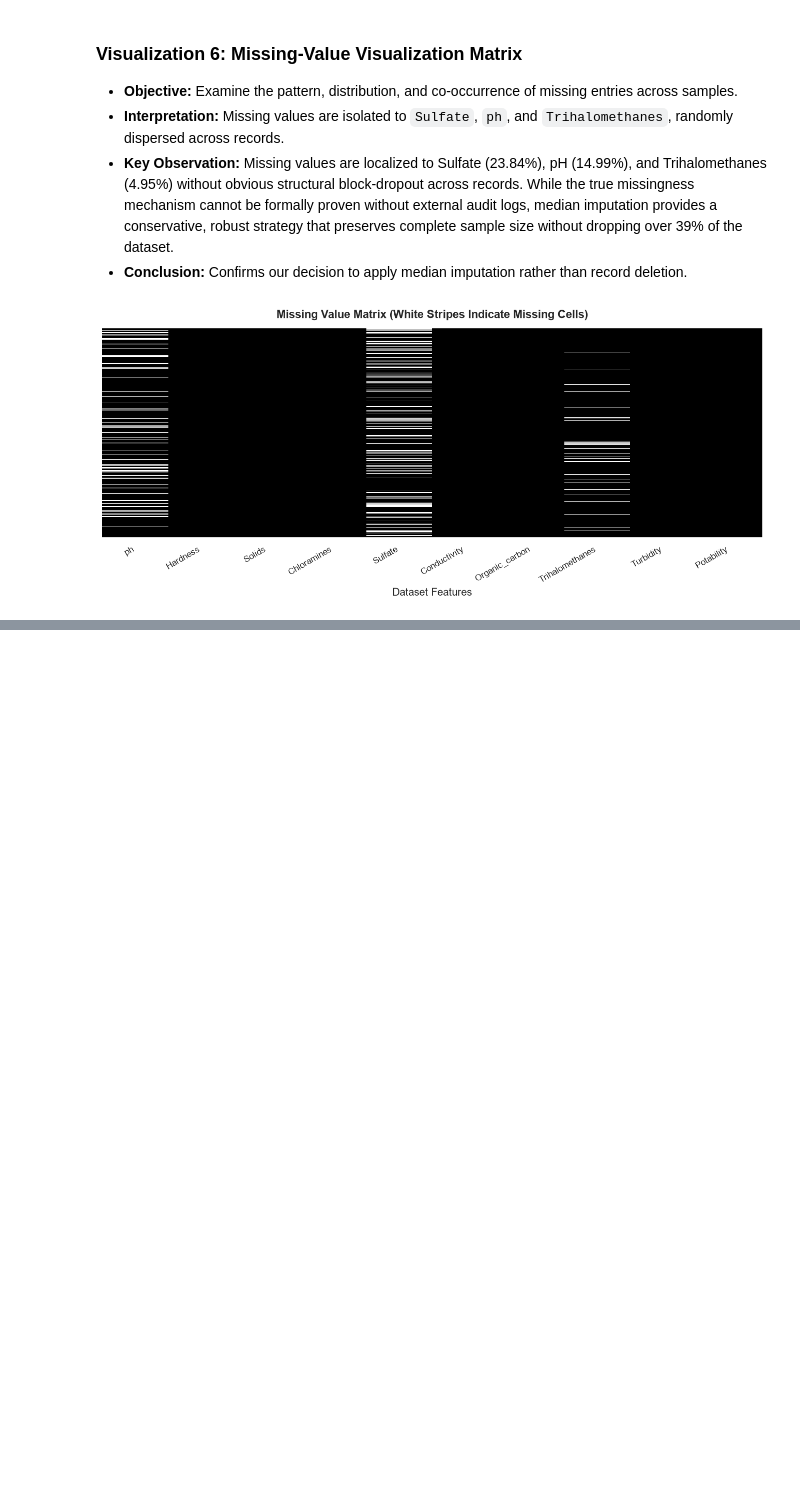
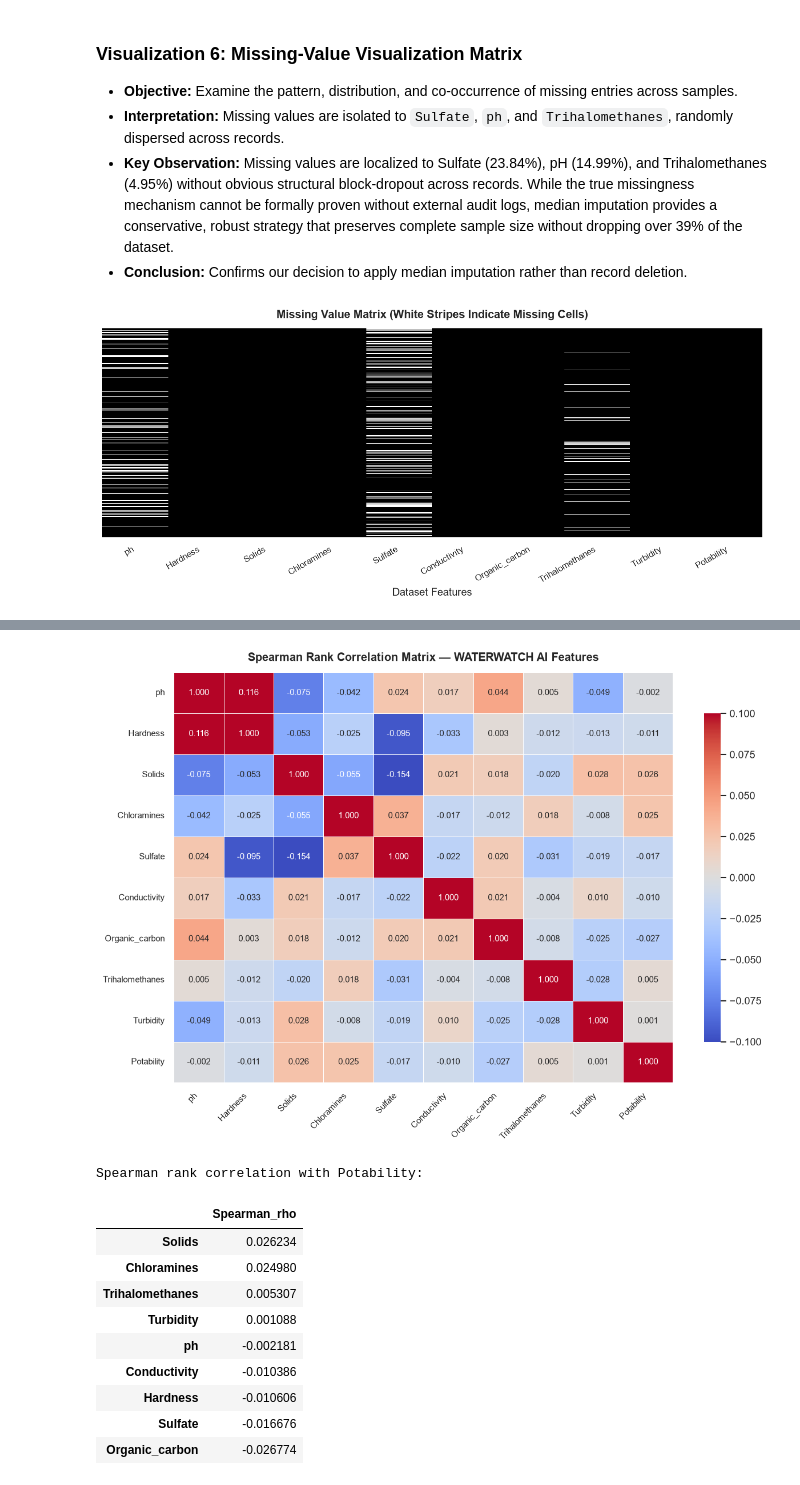
Before and after one commit to SUCHET28/WATERWATCH-AI, a Jupyter notebook: notebooks/01_dataset_exploration.ipynb, the cells around one changed output, grey strips where cells are left out. Drawn from its saved outputs; the diff is of its cells as text; code cells hidden in the pictures; blank space fills up the shorter version.

```diff
--- a/notebooks/01_dataset_exploration.ipynb
+++ b/notebooks/01_dataset_exploration.ipynb
@@ -277,0 +294,31 @@ plt.show()
+# %%
+# Compute Spearman Rank Correlation matrix
+spearman_corr = df.corr(method='spearman', numeric_only=True)
+
+plt.figure(figsize=(10.5, 7.5))
+mask = np.triu(np.ones_like(spearman_corr, dtype=bool), k=1)
+sns.heatmap(
+    spearman_corr, annot=True, fmt='.3f', cmap='coolwarm', center=0, vmin=-0.1, vmax=0.1,
+    linewidths=0.5, annot_kws={'fontsize': 9}, cbar_kws={'shrink': 0.8}
+)
+plt.title('Spearman Rank Correlation Matrix — WATERWATCH AI Features', fontsize=12, fontweight='bold', pad=12)
+plt.xticks(rotation=45, ha='right', fontsize=9)
+plt.yticks(rotation=0, fontsize=9)
+plt.tight_layout()
+plt.show()
+
+print('Spearman rank correlation with Potability:')
+display(spearman_corr['Potability'].drop('Potability').sort_values(ascending=False).to_frame('Spearman_rho'))
+# %% [output]
+[figure, added]
+Spearman rank correlation with Potability:
+|  | Spearman_rho |
+| Solids | 0.026234 |
+| Chloramines | 0.024980 |
+| Trihalomethanes | 0.005307 |
+| Turbidity | 0.001088 |
+| ph | -0.002181 |
+| Conductivity | -0.010386 |
+| Hardness | -0.010606 |
+| Sulfate | -0.016676 |
+| Organic_carbon | -0.026774 |
```
Also changed, not shown: parts of 9 cells of this notebook, 41 other files.
